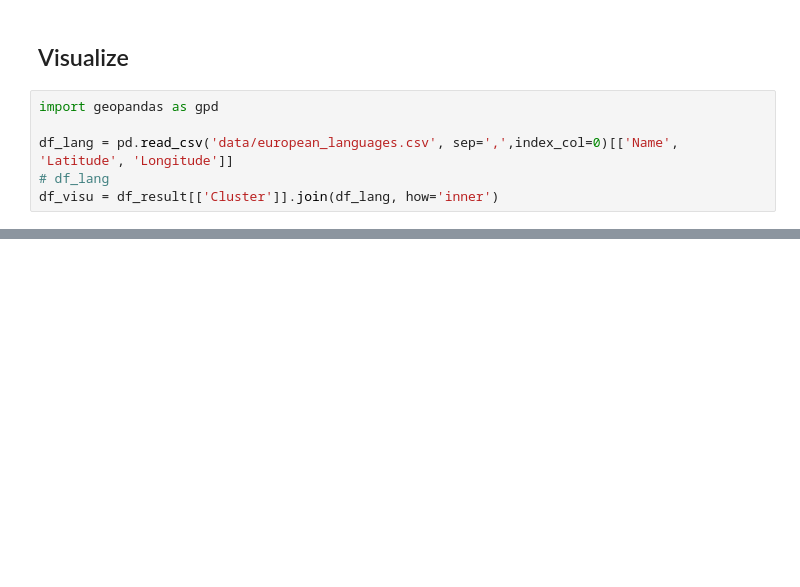
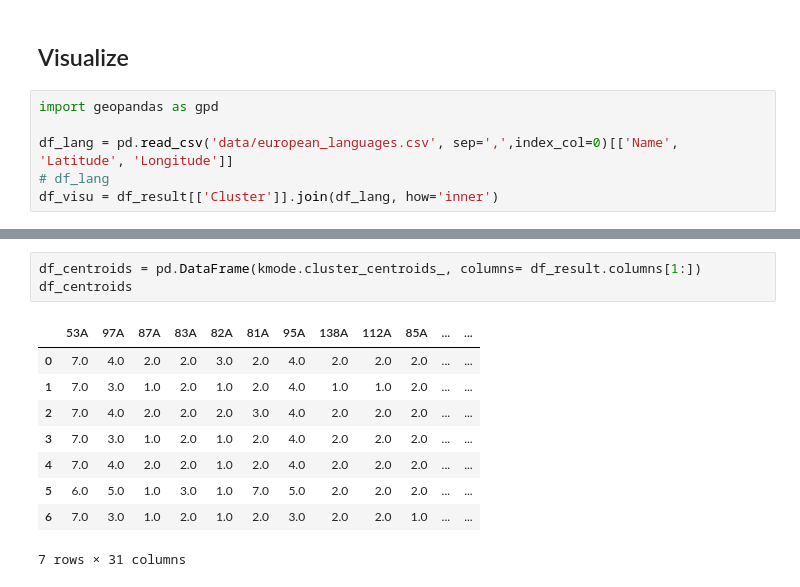
Before and after one commit to StefMiya/TL_Team5, a Jupyter notebook: learn.ipynb, the cells around one changed output, grey strips where cells are left out. Cells and saved outputs as stored; diff of their text form; blank space fills up the shorter version.

```diff
--- a/learn.ipynb
+++ b/learn.ipynb
@@ -99,0 +146,13 @@ gdf.plot(column='Cluster', categorical=True, cmap='Set1', ax=ax, marker='o' )
+# %%
+df_centroids = pd.DataFrame(kmode.cluster_centroids_, columns= df_result.columns[1:])
+df_centroids
+# %% [output]
+|  | 53A | 97A | 87A | 83A | 82A | 81A | 95A | 138A | 112A | 85A | ... | ... |
+| 0 | 7.0 | 4.0 | 2.0 | 2.0 | 3.0 | 2.0 | 4.0 | 2.0 | 2.0 | 2.0 | ... | ... |
+| 1 | 7.0 | 3.0 | 1.0 | 2.0 | 1.0 | 2.0 | 4.0 | 1.0 | 1.0 | 2.0 | ... | ... |
+| 2 | 7.0 | 4.0 | 2.0 | 2.0 | 2.0 | 3.0 | 4.0 | 2.0 | 2.0 | 2.0 | ... | ... |
+| 3 | 7.0 | 3.0 | 1.0 | 2.0 | 1.0 | 2.0 | 4.0 | 2.0 | 2.0 | 2.0 | ... | ... |
+| 4 | 7.0 | 4.0 | 2.0 | 2.0 | 1.0 | 2.0 | 4.0 | 2.0 | 2.0 | 2.0 | ... | ... |
+| 5 | 6.0 | 5.0 | 1.0 | 3.0 | 1.0 | 7.0 | 5.0 | 2.0 | 2.0 | 2.0 | ... | ... |
+| 6 | 7.0 | 3.0 | 1.0 | 2.0 | 1.0 | 2.0 | 3.0 | 2.0 | 2.0 | 1.0 | ... | ... |
+7 rows × 31 columns
```
Also changed, not shown: parts of 17 cells of this notebook, 2 other files.
